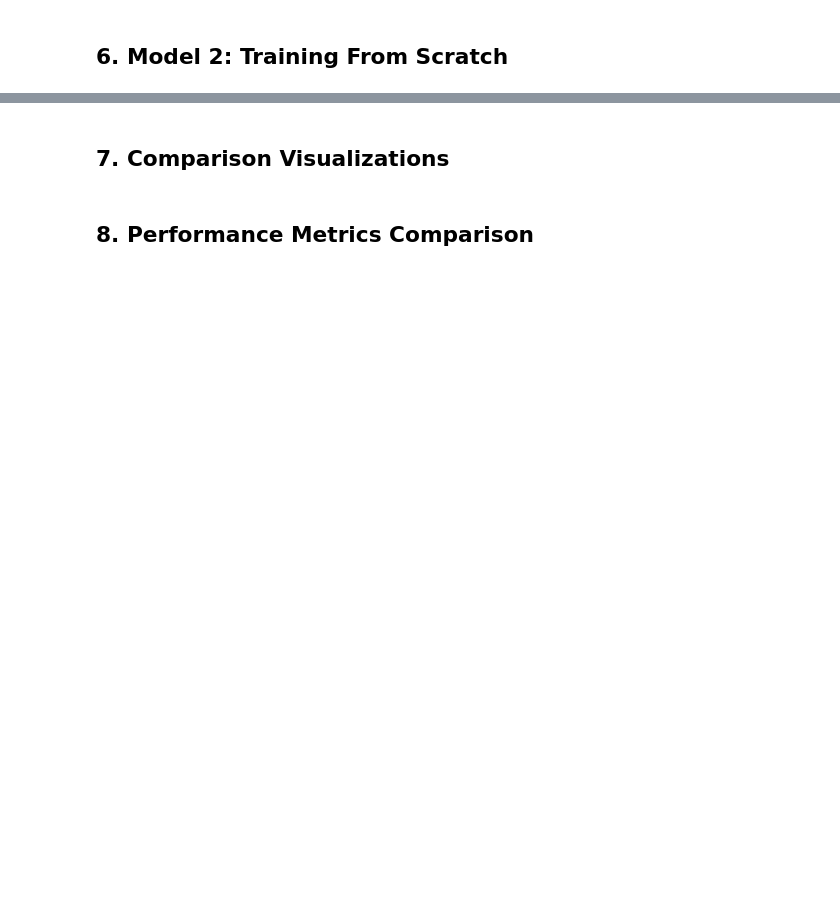
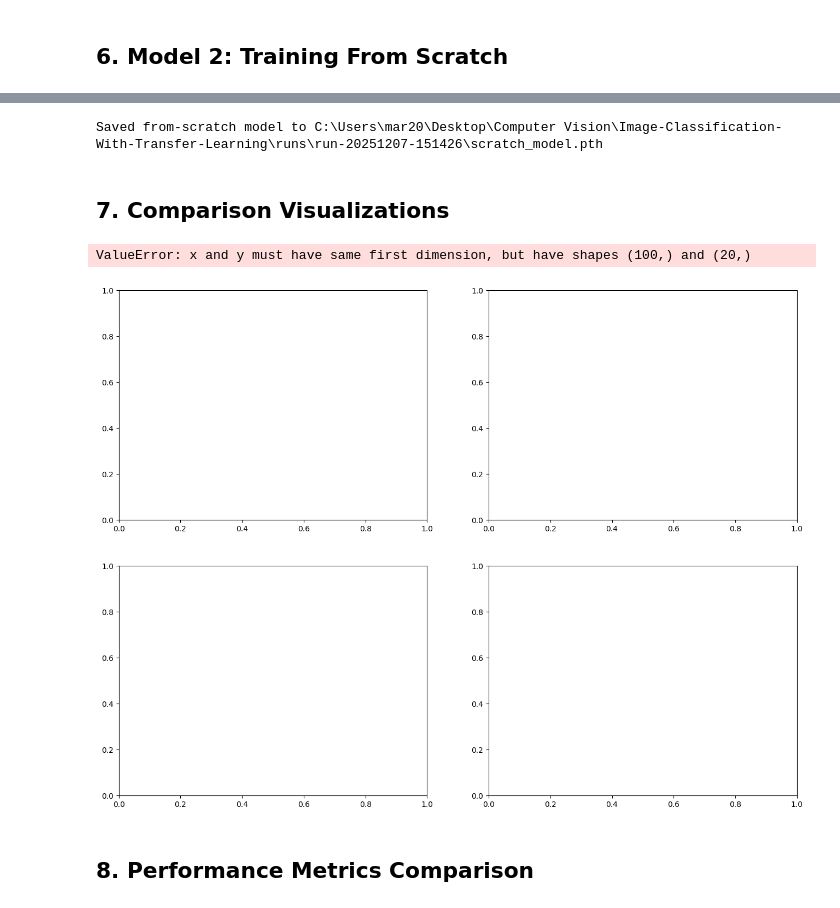
Before and after one commit to DeLyXHardiee/Image-Classification-With-Transfer-Learning, a Jupyter notebook: comparison_notebook.ipynb, the cells around one changed output, grey strips where cells are left out. Saved outputs shown, nothing was run; the diff lists cells and outputs as text; code cells hidden in the pictures; blank space fills up the shorter version.

```diff
--- a/comparison_notebook.ipynb
+++ b/comparison_notebook.ipynb
@@ -301,15 +307,20 @@ num_features = model_scratch.fc.in_features
 model_scratch.fc = nn.Sequential(
     nn.Linear(num_features, 512),
     nn.ReLU(),
-    nn.Dropout(0.3),
+    # Dropout removed
     nn.Linear(512, CONFIG['num_classes'])
 )
 
 model_scratch = model_scratch.to(device)
 
-criterion_scratch = nn.CrossEntropyLoss()
-# Train all parameters from scratch
-optimizer_scratch = optim.Adam(model_scratch.parameters(), lr=CONFIG['learning_rate'])
+# Use same loss function settings (label smoothing)
+criterion_scratch = nn.CrossEntropyLoss(label_smoothing=CONFIG['label_smoothing'])
+
+# Train all parameters from scratch with weight decay
+optimizer_scratch = optim.Adam(model_scratch.parameters(), lr=CONFIG['learning_rate'], weight_decay=CONFIG['weight_decay'])
+
+# Add scheduler to be fair
+scheduler_scratch = optim.lr_scheduler.ReduceLROnPlateau(optimizer_scratch, mode='min', factor=0.5, patience=2)
 
 trainable_params_scratch = sum(p.numel() for p in model_scratch.parameters() if p.requires_grad)
 total_params_scratch = sum(p.numel() for p in model_scratch.parameters())
@@ -317,5 +328,7 @@ total_params_scratch = sum(p.numel() for p in model_scratch.parameters())
 print(f"From-Scratch Model:")
 print(f"  Total parameters: {total_params_scratch:,}")
 print(f"  Trainable parameters: {trainable_params_scratch:,} ({100*trainable_params_scratch/total_params_scratch:.2f}%)")
+print(f"  Optimizer: Adam (lr={CONFIG['learning_rate']}, weight_decay={CONFIG['weight_decay']})")
+print(f"  Scheduler: ReduceLROnPlateau")
 # %% [output]
 From-Scratch Model:
@@ -331,7 +346,8 @@ history_scratch = train_model(
     optimizer_scratch,
     CONFIG['num_epochs'],
     device,
-    "Training From Scratch (Random Init ResNet50)"
+    "Training From Scratch (Random Init ResNet50)",
+    scheduler=scheduler_scratch
 )
 # %% [output]
 ============================================================
@@ -346,0 +414,14 @@ Epoch 2/15
+# %%
+# Save the from-scratch model
+scratch_model_path = latest_run / 'scratch_model.pth'
+torch.save({
+    'model_state_dict': model_scratch.state_dict(),
+    'optimizer_state_dict': optimizer_scratch.state_dict(),
+    'config': CONFIG,
+    'history': history_scratch,
+    'best_val_acc': history_scratch['best_val_acc']
+}, scratch_model_path)
+
+print(f"Saved from-scratch model to {scratch_model_path.resolve()}")
+# %% [output]
+Saved from-scratch model to C:\Users\mar20\Desktop\Computer Vision\Image-Classification-With-Transfer-Learning\runs\run-20251207-151426\scratch_model.pth
@@ -350,47 +458,51 @@ Epoch 2/15
 # Plot training curves comparison
 fig, axes = plt.subplots(2, 2, figsize=(16, 12))
 
-epochs = range(1, CONFIG['num_epochs'] + 1)
+epochs_transfer = range(1, len(history_transfer['train_loss']) + 1)
+epochs_scratch = range(1, len(history_scratch['train_loss']) + 1)
 
 # Training Loss
-axes[0, 0].plot(epochs, history_transfer['train_loss'], 'b-o', label='Transfer Learning', linewidth=2)
-axes[0, 0].plot(epochs, history_scratch['train_loss'], 'r-s', label='From Scratch', linewidth=2)
+axes[0, 0].plot(epochs_transfer, history_transfer['train_loss'], 'b-o', label='Transfer Learning', linewidth=2)
+axes[0, 0].plot(epochs_scratch, history_scratch['train_loss'], 'r-s', label='From Scratch', linewidth=2)
 axes[0, 0].set_xlabel('Epoch', fontsize=12)
 axes[0, 0].set_ylabel('Loss', fontsize=12)
 axes[0, 0].set_title('Training Loss Comparison', fontsize=14, fontweight='bold')
 axes[0, 0].legend(fontsize=11)
 axes[0, 0].grid(True, alpha=0.3)
 
 # Validation Loss
-axes[0, 1].plot(epochs, history_transfer['val_loss'], 'b-o', label='Transfer Learning', linewidth=2)
-axes[0, 1].plot(epochs, history_scratch['val_loss'], 'r-s', label='From Scratch', linewidth=2)
+axes[0, 1].plot(epochs_transfer, history_transfer['val_loss'], 'b-o', label='Transfer Learning', linewidth=2)
+axes[0, 1].plot(epochs_scratch, history_scratch['val_loss'], 'r-s', label='From Scratch', linewidth=2)
 axes[0, 1].set_xlabel('Epoch', fontsize=12)
 axes[0, 1].set_ylabel('Loss', fontsize=12)
 axes[0, 1].set_title('Validation Loss Comparison', fontsize=14, fontweight='bold')
 axes[0, 1].legend(fontsize=11)
 axes[0, 1].grid(True, alpha=0.3)
 
 # Training Accuracy
-axes[1, 0].plot(epochs, history_transfer['train_acc'], 'b-o', label='Transfer Learning', linewidth=2)
-axes[1, 0].plot(epochs, history_scratch['train_acc'], 'r-s', label='From Scratch', linewidth=2)
+axes[1, 0].plot(epochs_transfer, history_transfer['train_acc'], 'b-o', label='Transfer Learning', linewidth=2)
+axes[1, 0].plot(epochs_scratch, history_scratch['train_acc'], 'r-s', label='From Scratch', linewidth=2)
 axes[1, 0].set_xlabel('Epoch', fontsize=12)
 axes[1, 0].set_ylabel('Accuracy (%)', fontsize=12)
 axes[1, 0].set_title('Training Accuracy Comparison', fontsize=14, fontweight='bold')
 axes[1, 0].legend(fontsize=11)
 axes[1, 0].grid(True, alpha=0.3)
 
 # Validation Accuracy
-axes[1, 1].plot(epochs, history_transfer['val_acc'], 'b-o', label='Transfer Learning', linewidth=2)
-axes[1, 1].plot(epochs, history_scratch['val_acc'], 'r-s', label='From Scratch', linewidth=2)
+axes[1, 1].plot(epochs_transfer, history_transfer['val_acc'], 'b-o', label='Transfer Learning', linewidth=2)
+axes[1, 1].plot(epochs_scratch, history_scratch['val_acc'], 'r-s', label='From Scratch', linewidth=2)
 axes[1, 1].set_xlabel('Epoch', fontsize=12)
 axes[1, 1].set_ylabel('Accuracy (%)', fontsize=12)
 axes[1, 1].set_title('Validation Accuracy Comparison', fontsize=14, fontweight='bold')
 axes[1, 1].legend(fontsize=11)
 axes[1, 1].grid(True, alpha=0.3)
 
 plt.tight_layout()
 plt.savefig('transfer_vs_scratch_comparison.png', dpi=300, bbox_inches='tight')
 plt.show()
+# %% [output]
+ValueError: x and y must have same first dimension, but have shapes (100,) and (20,)
+[figure, added]
 # %% [markdown]
 ## 8. Performance Metrics Comparison
 # %%
```
Also changed, not shown: parts of 17 cells of this notebook, 5 other files.
